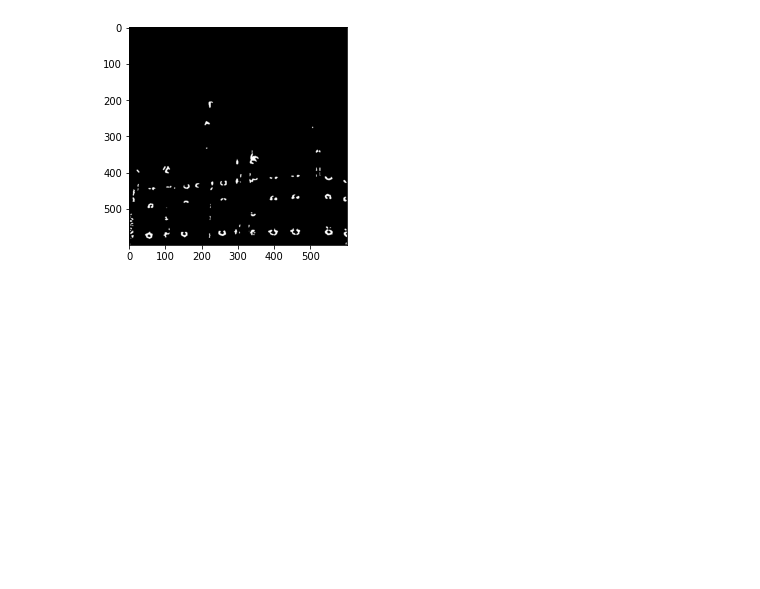
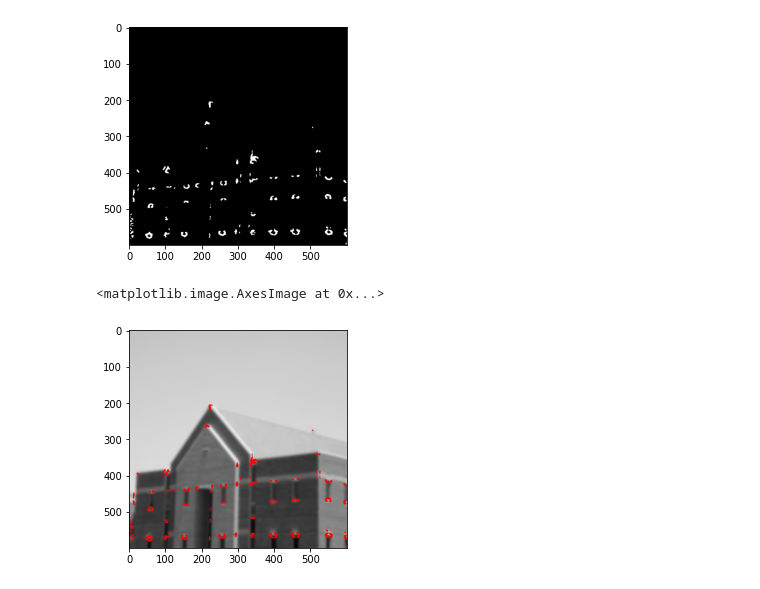
Before and after one commit to swzhxx/DIP, a Jupyter notebook: feature extraction/harris-corner.ipynb, the cells around one changed output. Saved outputs shown, nothing was run; the diff lists cells and outputs as text; code cells hidden in the pictures; blank space fills up the shorter version.

Commit message:
feat(harris corner 添加原图表示): harris corner 添加原图表示

```diff
--- a/feature extraction/harris-corner.ipynb
+++ b/feature extraction/harris-corner.ipynb
@@ -93,3 +93,15 @@ plt.imshow(Corner , "gray")
 # %% [output]
 <matplotlib.image.AxesImage at 0x...>
 [figure]
+# %%
+g = np.expand_dims(f , 2)
+g = g.repeat(3, axis = 2)
+g.shape
+
+corner_y , corner_x = np.where(Corner == 255)
+g[corner_y , corner_x] = np.array([255,0,0])
+# %%
+plt.imshow(g )
+# %% [output]
+<matplotlib.image.AxesImage at 0x...>
+[figure, added]
```
